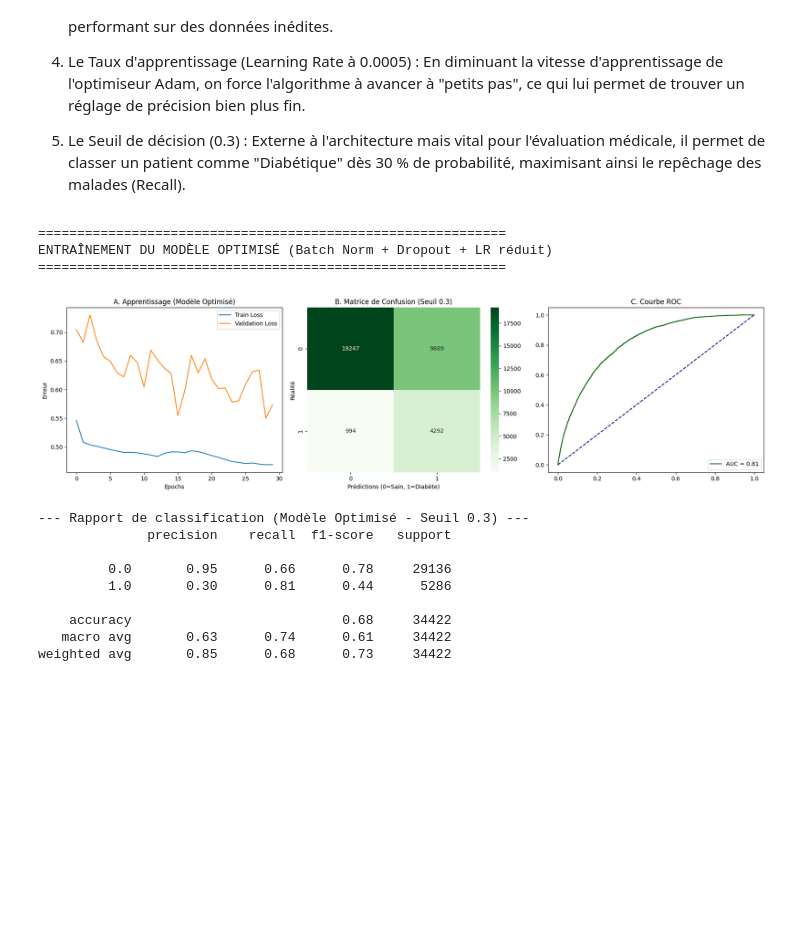
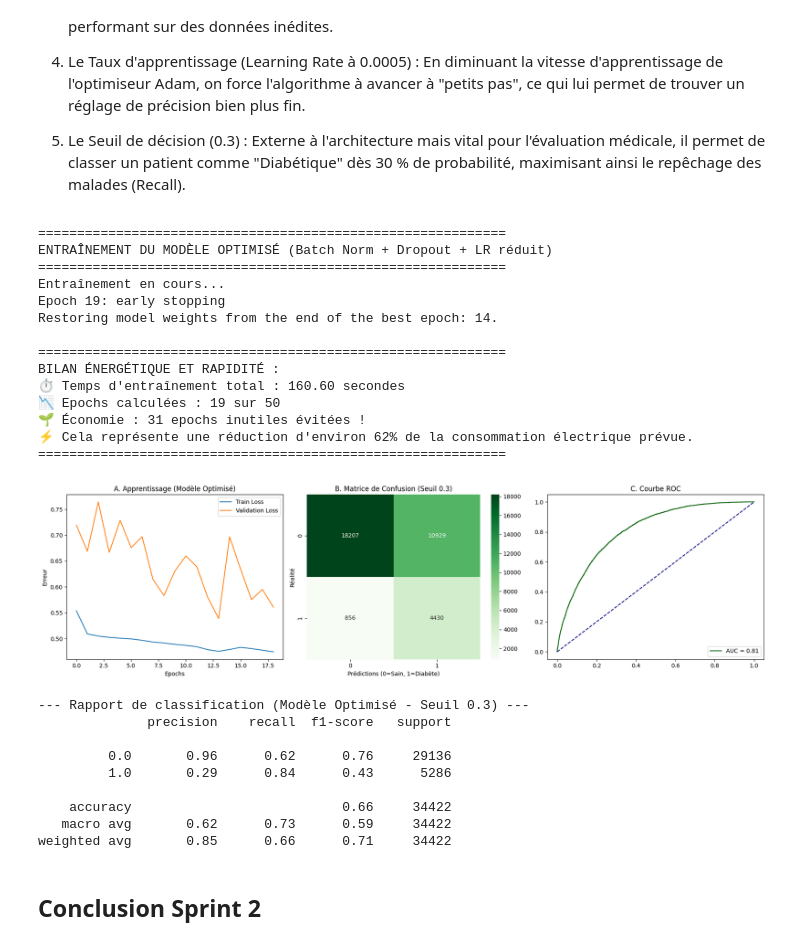
Before and after one commit to izemamine14-netizen/Projet-Pr-diction-Diab-te, a Jupyter notebook: sprint2.ipynb, the cells around one changed output. Cells and saved outputs as stored; diff of their text form; code cells hidden in the pictures; blank space fills up the shorter version.

Commit message:
Ajout aspect énergétique + Conclusion

```diff
--- a/sprint2.ipynb
+++ b/sprint2.ipynb
@@ -610,13 +637,17 @@ Pour transformer le modèle simple en une architecture optimisée, cinq paramèt
 # %%
 from tensorflow.keras.layers import BatchNormalization
 from tensorflow.keras.optimizers import Adam
+import time
+from tensorflow.keras.callbacks import EarlyStopping
 
 # --- 1. L'ARCHITECTURE OPTIMISÉE ---
 def build_model_optimise():
     model = Sequential()
 
     # Couche d'entrée + Normalisation
-    model.add(Dense(64, activation='relu', input_shape=(X_train_res.shape[1],)))
+    model.add(Input(shape=(X_train_res.shape[1],)))
+    model.add(Dense(64, activation='relu'))
+    # model.add(Dense(64, activation='relu', input_shape=(X_train_res.shape[1],)))
     model.add(BatchNormalization())
     model.add(Dropout(0.3))
 
@@ -638,10 +669,39 @@ print("\n" + "="*60)
 print("ENTRAÎNEMENT DU MODÈLE OPTIMISÉ (Batch Norm + Dropout + LR réduit)")
 print("="*60)
 
-# --- 2. ENTRAÎNEMENT ---
+# --- 2. ENTRAÎNEMENT ÉCO-RESPONSABLE ---
 model_opt = build_model_optimise()
-# On augmente un peu les epochs car le learning rate est plus lent
-history_opt = model_opt.fit(X_train_res, y_train_res, epochs=30, batch_size=64, validation_split=0.2, verbose=0)
+
+# L'algorithme s'arrête s'il ne s'améliore plus pendant 5 epochs consécutives
+early_stop = EarlyStopping(monitor='val_loss', patience=5, restore_best_weights=True, verbose=1)
+
+print("Entraînement en cours...")
+debut_entrainement = time.time()
+
+# On met 50 epochs maximum, EarlyStopping l'arrêtera avant
+history_opt = model_opt.fit(
+    X_train_res, y_train_res,
+    epochs=50,
+    batch_size=64,
+    validation_split=0.2,
+    callbacks=[early_stop], # Activation de la coupure automatique
+    verbose=0
+)
+
+fin_entrainement = time.time()
+temps_total = fin_entrainement - debut_entrainement
+
+# --- PREUVE DE L'ÉCONOMIE D'ÉNERGIE ---
+epochs_reels = len(history_opt.history['loss'])
+economie_epochs = 50 - epochs_reels
+
+print("\n" + "="*60)
+print("BILAN ÉNERGÉTIQUE ET RAPIDITÉ :")
+print(f"⏱️ Temps d'entraînement total : {temps_total:.2f} secondes")
+print(f"📉 Epochs calculées : {epochs_reels} sur 50")
+print(f"🌱 Économie : {economie_epochs} epochs inutiles évitées !")
+print(f"⚡ Cela représente une réduction d'environ {(economie_epochs/50)*100:.0f}% de la consommation électrique prévue.")
+print("="*60)
 
 # --- 3. PRÉDICTIONS (Toujours avec votre seuil médical de 0.3) ---
 y_pred_prob_opt = model_opt.predict(X_test, verbose=0)
@@ -656,40 +716,53 @@ axes[0].plot(history_opt.history['val_loss'], label='Validation Loss')
 axes[0].set_title('A. Apprentissage (Modèle Optimisé)')
 axes[0].set_xlabel('Epochs')
 axes[0].set_ylabel('Erreur')
 axes[0].legend()
 
 # Graphique B : Matrice
 cm = confusion_matrix(y_test, y_pred_ajuste_opt)
 sns.heatmap(cm, annot=True, fmt='d', cmap='Greens', ax=axes[1])
 axes[1].set_title('B. Matrice de Confusion (Seuil 0.3)')
 axes[1].set_xlabel('Prédictions (0=Sain, 1=Diabète)')
 axes[1].set_ylabel('Réalité')
 
 # Graphique C : ROC
 fpr, tpr, _ = roc_curve(y_test, y_pred_prob_opt)
 roc_auc = auc(fpr, tpr)
 axes[2].plot(fpr, tpr, color='darkgreen', label=f'AUC = {roc_auc:.2f}')
 axes[2].plot([0, 1], [0, 1], color='navy', linestyle='--')
 axes[2].set_title('C. Courbe ROC')
 axes[2].legend(loc="lower right")
 
 plt.tight_layout()
 plt.show()
 
 # --- 5. RAPPORT FINAL ---
 print("--- Rapport de classification (Modèle Optimisé - Seuil 0.3) ---")
 print(classification_report(y_test, y_pred_ajuste_opt))
 # %% [output]
 ============================================================
 ENTRAÎNEMENT DU MODÈLE OPTIMISÉ (Batch Norm + Dropout + LR réduit)
 ============================================================
+Entraînement en cours...
+Epoch 19: early stopping
+Restoring model weights from the end of the best epoch: 14.
+
+============================================================
+BILAN ÉNERGÉTIQUE ET RAPIDITÉ :
+⏱️ Temps d'entraînement total : 160.60 secondes
+📉 Epochs calculées : 19 sur 50
+🌱 Économie : 31 epochs inutiles évitées !
+⚡ Cela représente une réduction d'environ 62% de la consommation électrique prévue.
+============================================================
-[figure, old version]
+[figure, new version]
 --- Rapport de classification (Modèle Optimisé - Seuil 0.3) ---
               precision    recall  f1-score   support
 
-         0.0       0.95      0.66      0.78     29136
-         1.0       0.30      0.81      0.44      5286
+         0.0       0.96      0.62      0.76     29136
+         1.0       0.29      0.84      0.43      5286
 
-    accuracy                           0.68     34422
-   macro avg       0.63      0.74      0.61     34422
-weighted avg       0.85      0.68      0.73     34422
+    accuracy                           0.66     34422
+   macro avg       0.62      0.73      0.59     34422
+weighted avg       0.85      0.66      0.71     34422
+# %% [markdown]
+## Conclusion Sprint 2
```
Also changed, not shown: parts of 7 cells of this notebook, 1 other file.
